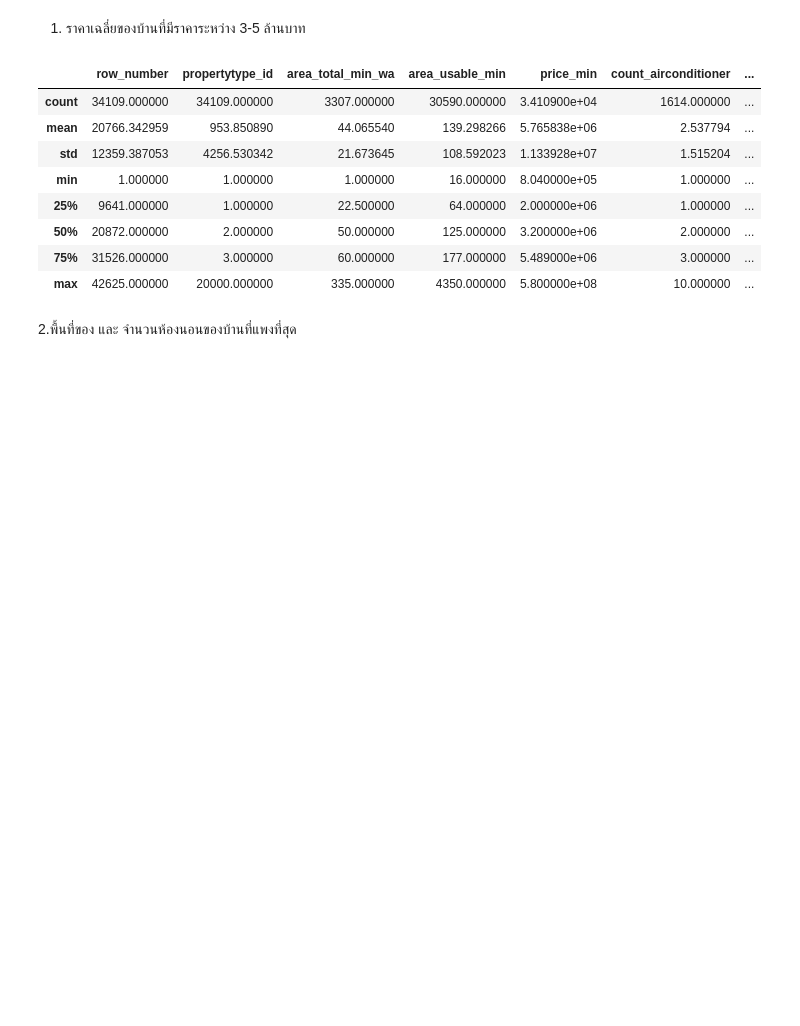
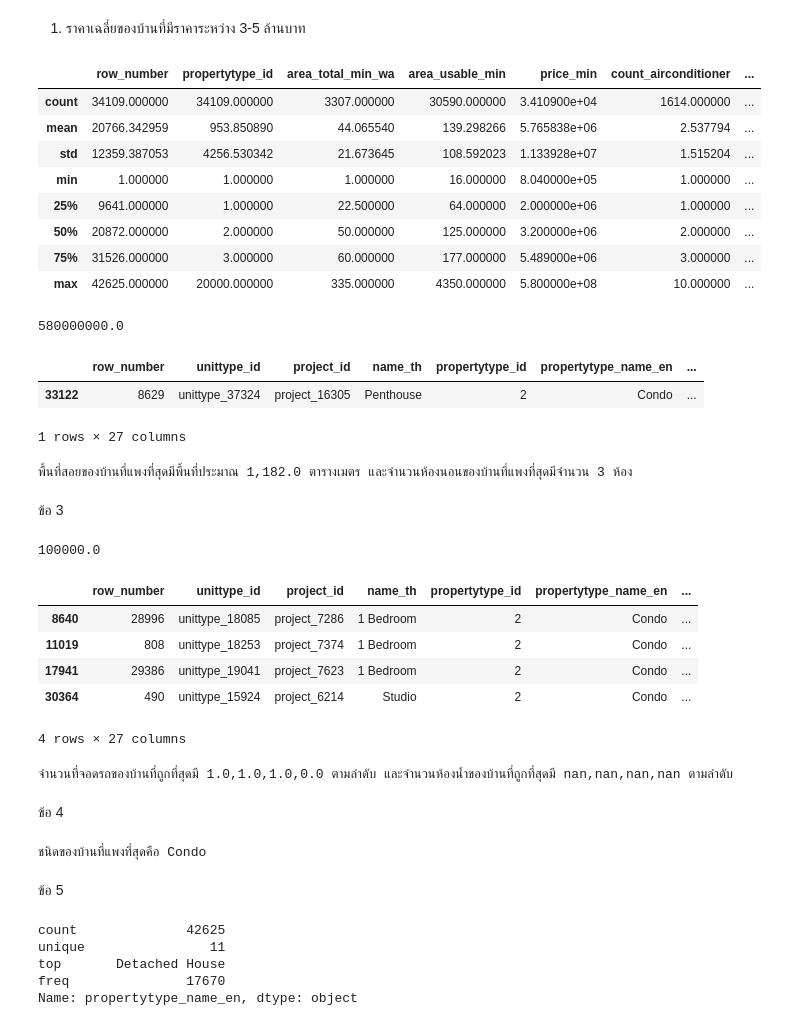
Before and after one commit to oilnutttt/BasicProg_DataViz65, a Jupyter notebook: Pandas_Dataframe.ipynb, the cells around one changed output. Drawn from its saved outputs; the diff is of its cells as text; code cells hidden in the pictures; blank space fills up the shorter version.

```diff
--- a/Pandas_Dataframe.ipynb
+++ b/Pandas_Dataframe.ipynb
@@ -44,8 +44,8 @@ drive.mount('/content/drive')
 # %% [output]
 Drive already mounted at /content/drive; to attempt to forcibly remount, call drive.mount("/content/drive", force_remount=True).
 # %%
-datal =pd.read_csv('/content/drive/MyDrive/BPDV65/opendata_unittype.csv')
-datal.head()
+data1 =pd.read_csv('/content/drive/MyDrive/BPDV65/opendata_unittype.csv')
+data1.head()
 # %% [output]
 |  | row_number | unittype_id | project_id | name_th | propertytype_id | propertytype_name_en | ... |
 | 0 | 27501 | unittype_9565 | project_2446 | 2 Bedroom | 2 | Condo | ... |
@@ -225,5 +225,66 @@ datal[datal['price_min']>3000000&5000000] .describe()
 | 50% | 20872.000000 | 2.000000 | 50.000000 | 125.000000 | 3.200000e+06 | 2.000000 | ... |
 | 75% | 31526.000000 | 3.000000 | 60.000000 | 177.000000 | 5.489000e+06 | 3.000000 | ... |
 | max | 42625.000000 | 20000.000000 | 335.000000 | 4350.000000 | 5.800000e+08 | 10.000000 | ... |
-# %% [markdown]
-2.พื้นที่ของ และ จำนวนห้องนอนของบ้านที่แพงที่สุด
+# %%
+data1['price_min'].max()  # หาบ้านที่ราคาแพงที่สุด
+# %% [output]
+580000000.0
+# %%
+P = data1[data1['price_min']==580000000.0] # นำข้อมูลของบ้านที่แพงที่สุดเข้าตาราง P
+P
+# %% [output]
+|  | row_number | unittype_id | project_id | name_th | propertytype_id | propertytype_name_en | ... |
+| 33122 | 8629 | unittype_37324 | project_16305 | Penthouse | 2 | Condo | ... |
+1 rows × 27 columns
+# %%
+am = P['area_usable_min'][33122] # หาจำนวนพื้นที่ของบ้านที่แพงที่สุด โดยใช้การชี้ค่าในตาราง
+cb = P['count_room_bed'][33122]  # หาจำนวนห้องนอนของบ้านที่แพงที่สุด โดยใช้การชี้ค่าในตาราง
+print(f'พื้นที่สอยของบ้านที่แพงที่สุดมีพื้นที่ประมาณ {am:,} ตารางเมตร และจำนวนห้องนอนของบ้านที่แพงที่สุดมีจำนวน {cb:.0f} ห้อง')
+# %% [output]
+พื้นที่สอยของบ้านที่แพงที่สุดมีพื้นที่ประมาณ 1,182.0 ตารางเมตร และจำนวนห้องนอนของบ้านที่แพงที่สุดมีจำนวน 3 ห้อง
+# %% [markdown]
+ข้อ 3
+# %%
+data1['price_min'].min() # หาบ้านที่ราคาถูกที่สุด
+# %% [output]
+100000.0
+# %%
+C = data1[data1['price_min']==100000.0] # นำข้อมูลของบ้านที่ถูกที่สุดเข้าตาราง C
+C
+# %% [output]
+|  | row_number | unittype_id | project_id | name_th | propertytype_id | propertytype_name_en | ... |
+| 8640 | 28996 | unittype_18085 | project_7286 | 1 Bedroom | 2 | Condo | ... |
+| 11019 | 808 | unittype_18253 | project_7374 | 1 Bedroom | 2 | Condo | ... |
+| 17941 | 29386 | unittype_19041 | project_7623 | 1 Bedroom | 2 | Condo | ... |
+| 30364 | 490 | unittype_15924 | project_6214 | Studio | 2 | Condo | ... |
+4 rows × 27 columns
+# %%
+c1 = C['count_room_bed'][8640]
+c2 = C['count_room_bed'][11019]
+c3 = C['count_room_bed'][17941]
+c4 = C['count_room_bed'][30364]
+p1 = C['count_parking'][8640]
+p2 = C['count_parking'][11019]
+p3 = C['count_parking'][17941]
+p4 = C['count_parking'][30364]
+print(f'จำนวนที่จอดรถของบ้านที่ถูกที่สุดมี {c1},{c2},{c3},{c4} ตามลำดับ และจำนวนห้องน้ำของบ้านที่ถูกที่สุดมี {p1},{p2},{p3},{p4} ตามลำดับ')
+# %% [output]
+จำนวนที่จอดรถของบ้านที่ถูกที่สุดมี 1.0,1.0,1.0,0.0 ตามลำดับ และจำนวนห้องน้ำของบ้านที่ถูกที่สุดมี nan,nan,nan,nan ตามลำดับ
+# %% [markdown]
+ข้อ 4
+# %%
+T= P['propertytype_name_en'][33122]
+print(f'ชนิดของบ้านที่แพงที่สุดคือ {T}')
+# %% [output]
+ชนิดของบ้านที่แพงที่สุดคือ Condo
+# %% [markdown]
+ข้อ 5
+# %%
+X  = data1['propertytype_name_en'].describe() # เลือก column ชนิดบ้าน ใช้.describe() ดูรายละเอียดภายใน column และตั้งเป็นตัวแปร X
+X
+# %% [output]
+count              42625
+unique                11
+top       Detached House
+freq               17670
+Name: propertytype_name_en, dtype: object
```
Also changed, not shown: parts of 14 cells of this notebook.
